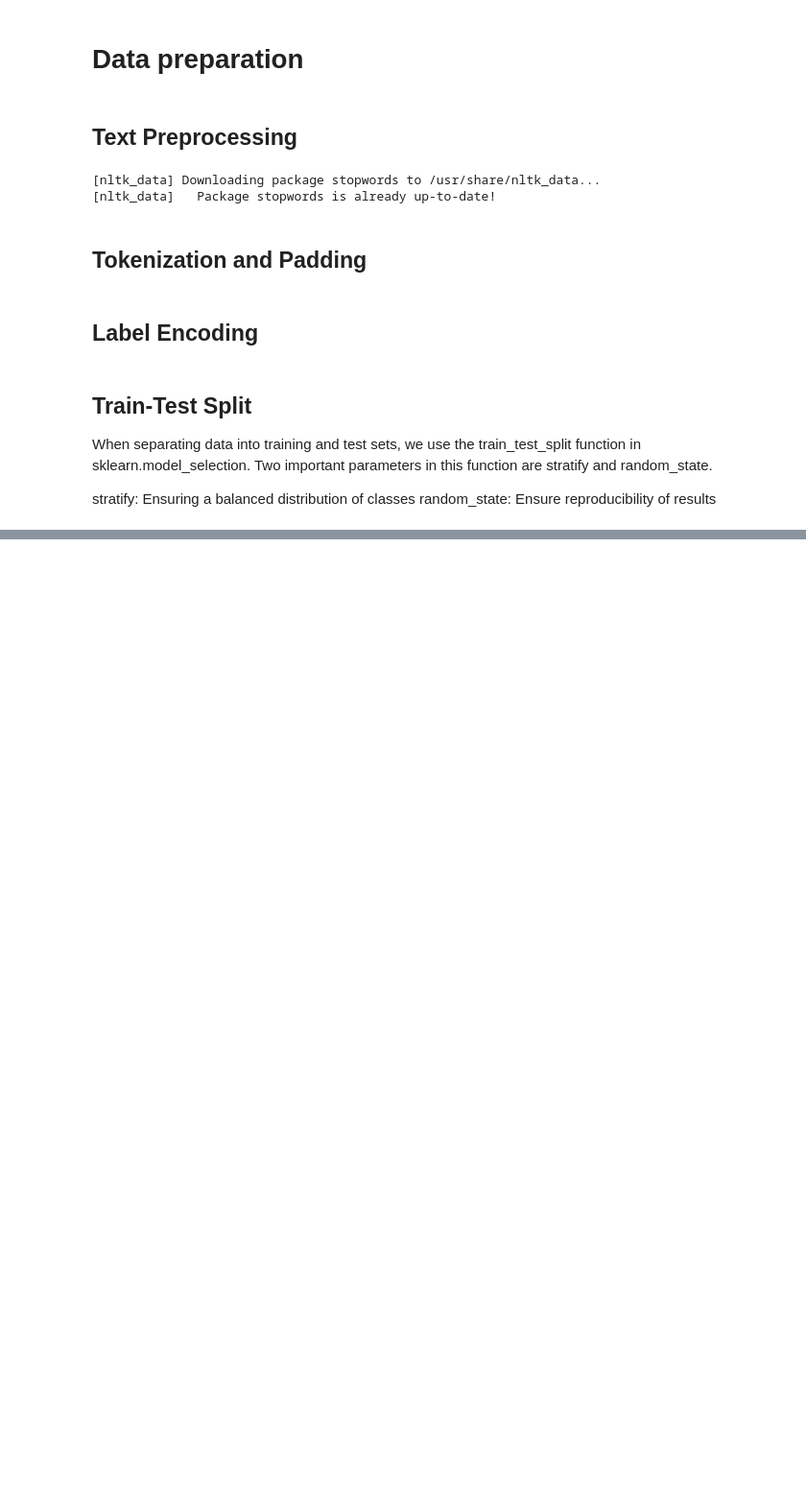
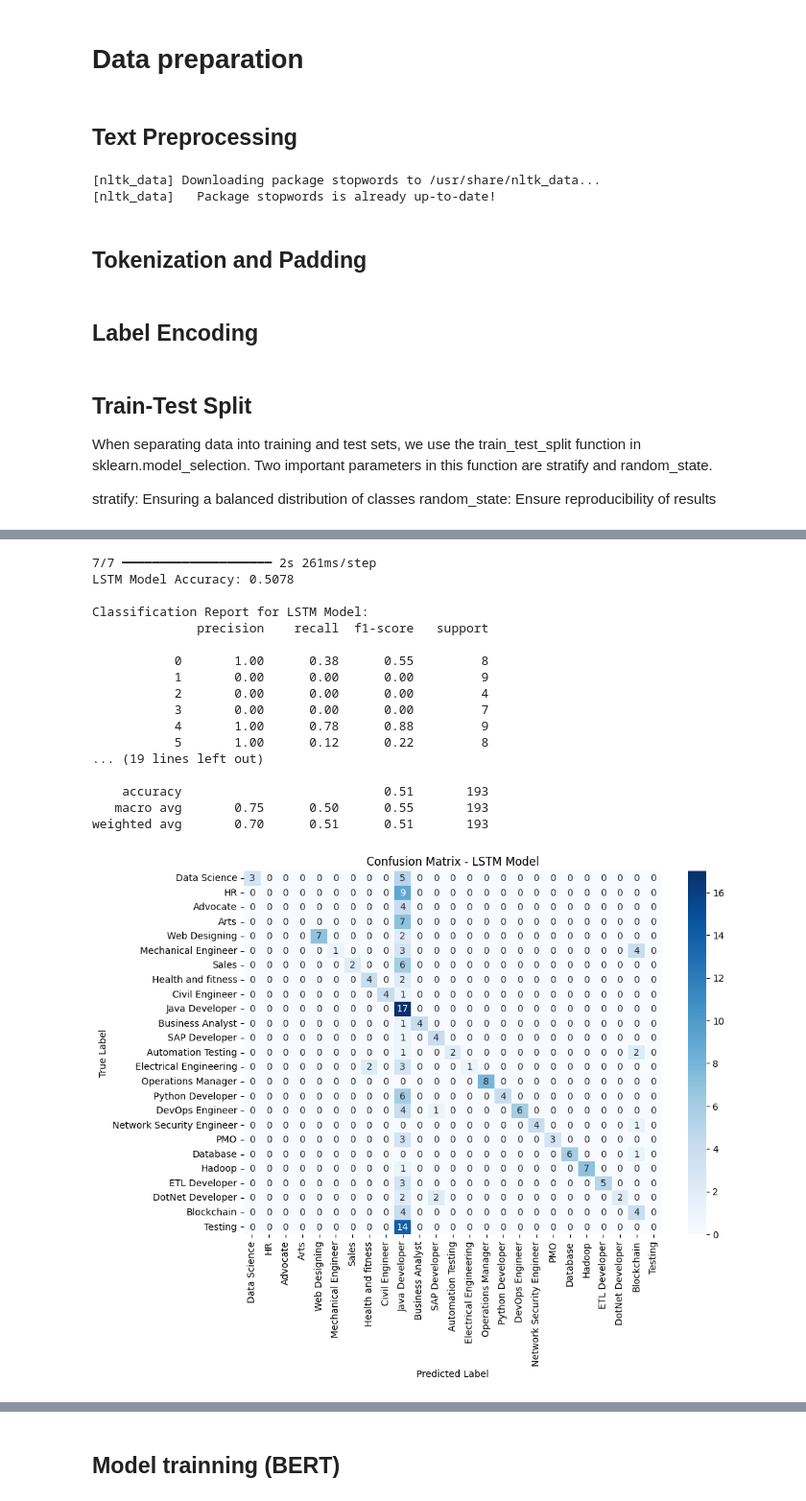
Before and after one commit to eleffa/Deep-learning, a Jupyter notebook: updatedresume.ipynb, the cells around one changed output, grey strips where cells are left out. Shown at 96% size. Cells and saved outputs as stored; diff of their text form; code cells hidden in the pictures; blank space fills up the shorter version.

```diff
--- a/updatedresume.ipynb
+++ b/updatedresume.ipynb
@@ -215,0 +355,4 @@ X_train, X_test, y_train, y_test = train_test_split(X, y, test_size=0.2, random_
+# %%
+# Build models
+lstm_model = build_lstm_model()
+cnn_model = build_cnn_model()
@@ -215,0 +361,8 @@ X_train, X_test, y_train, y_test = train_test_split(X, y, test_size=0.2, random_
+# %%
+def train_model(model, X_train, y_train, X_test, y_test, model_name):
+    model.fit(X_train, y_train, epochs=10, batch_size=32, validation_data=(X_test, y_test))
+    model.save(f"{model_name}.h5")
+    print(f"{model_name} training completed and saved.")
+
+# Train LSTM and CNN models
+train_model(lstm_model, X_train, y_train, X_test, y_test, "LSTM_Model")
@@ -215,0 +387,2 @@ X_train, X_test, y_train, y_test = train_test_split(X, y, test_size=0.2, random_
+# %%
+train_model(cnn_model, X_train, y_train, X_test, y_test, "CNN_Model")
@@ -215,0 +407,56 @@ X_train, X_test, y_train, y_test = train_test_split(X, y, test_size=0.2, random_
+# %%
+import numpy as np
+import matplotlib.pyplot as plt
+import seaborn as sns
+from sklearn.metrics import confusion_matrix, classification_report, accuracy_score
+import tensorflow as tf
+
+def evaluate_model(model, X_test, y_test, model_name):
+    """Evaluate a trained model and visualize the performance."""
+    # Predict classes
+    y_pred_probs = model.predict(X_test)
+    y_pred = np.argmax(y_pred_probs, axis=1)
+    y_true = np.argmax(y_test, axis=1)
+
+    # Calculate accuracy
+    accuracy = accuracy_score(y_true, y_pred)
+    print(f"{model_name} Accuracy: {accuracy:.4f}\n")
+
+    # Generate classification report
+    print(f"Classification Report for {model_name}:")
+    print(classification_report(y_true, y_pred))
+
+    # Generate confusion matrix
+    cm = confusion_matrix(y_true, y_pred)
+
+    # Plot confusion matrix
+    plt.figure(figsize=(10, 7))
+    sns.heatmap(cm, annot=True, fmt='d', cmap='Blues', xticklabels=label_mapping.keys(), yticklabels=label_mapping.keys())
+    plt.xlabel("Predicted Label")
+    plt.ylabel("True Label")
+    plt.title(f"Confusion Matrix - {model_name}")
+    plt.show()
+
+# Evaluate all models
+evaluate_model(lstm_model, X_test, y_test, "LSTM Model")
+evaluate_model(cnn_model, X_test, y_test, "CNN Model")
+#evaluate_model(bert_model, X_test, y_test, "BERT Model")
+# %% [output]
+7/7 ━━━━━━━━━━━━━━━━━━━━ 2s 261ms/step
+LSTM Model Accuracy: 0.5078
+
+Classification Report for LSTM Model:
+              precision    recall  f1-score   support
+
+           0       1.00      0.38      0.55         8
+           1       0.00      0.00      0.00         9
+           2       0.00      0.00      0.00         4
+           3       0.00      0.00      0.00         7
+           4       1.00      0.78      0.88         9
+           5       1.00      0.12      0.22         8
+... (19 lines left out)
+
+    accuracy                           0.51       193
+   macro avg       0.75      0.50      0.55       193
+weighted avg       0.70      0.51      0.51       193
+[figure, added]
@@ -215,0 +481,2 @@ X_train, X_test, y_train, y_test = train_test_split(X, y, test_size=0.2, random_
+# %% [markdown]
+## Model trainning (BERT)
```
Also changed, not shown: parts of 15 cells of this notebook.
